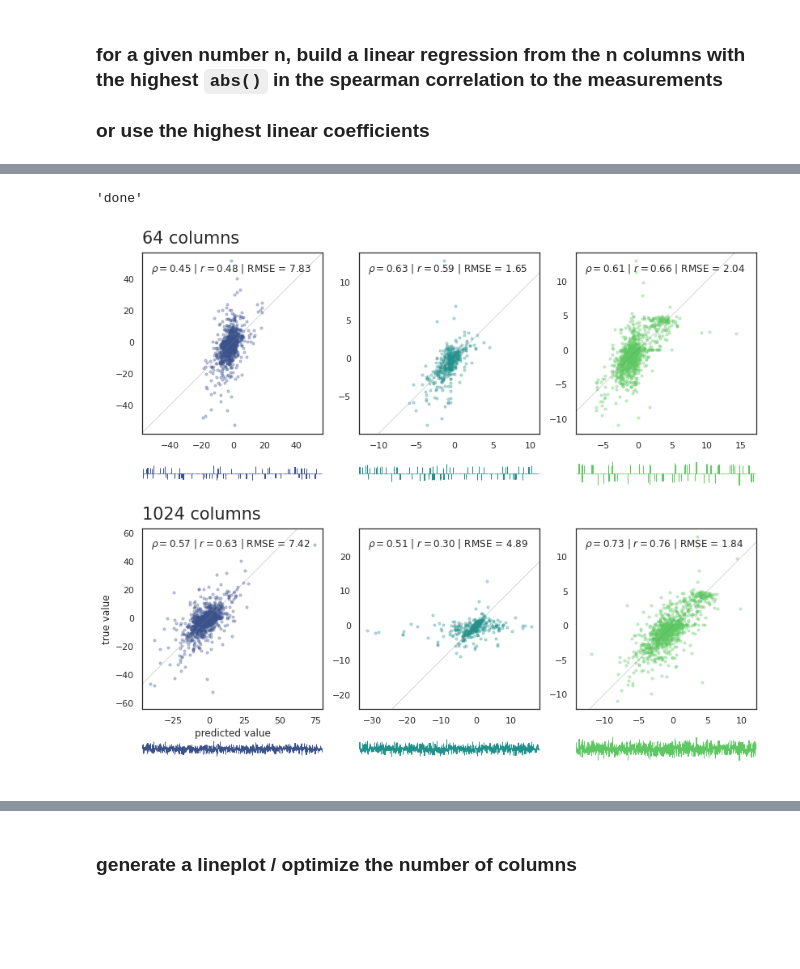
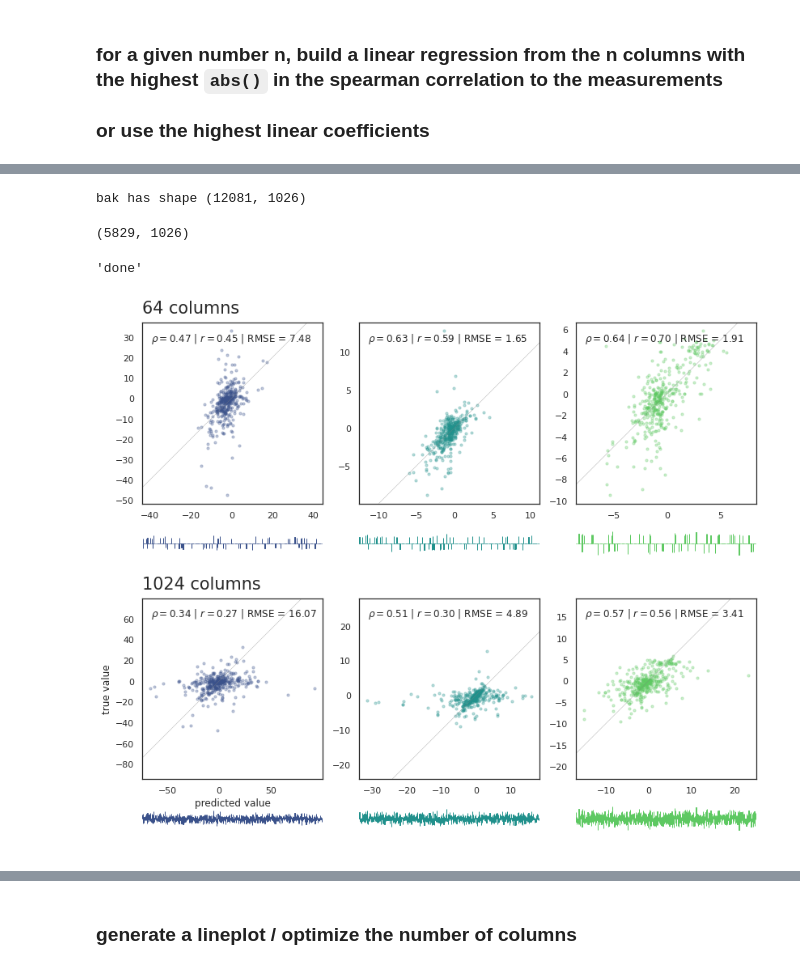
Before and after one commit to lkndl/mapra, a Jupyter notebook: mapra/7_simplify.ipynb, the cells around one changed output, grey strips where cells are left out. Drawn from its saved outputs; the diff is of its cells as text; code cells hidden in the pictures; blank space fills up the shorter version.

```diff
--- a/mapra/7_simplify.ipynb
+++ b/mapra/7_simplify.ipynb
@@ -38,7 +42,34 @@ loading from /home/quirin/PYTHON/mapra/pkl/h5_slice_0.pkl
+# %%
+npr_bak = npr.copy()
+rng = np.random.default_rng(12345)
+print(f'bak has shape {npr_bak.shape}')
+# %% [output]
+bak has shape (12081, 1026)
+# %%
+# size each dataset to soll_size
+soll_size = 1943
+rng = np.random.default_rng(12345)
+after = list()
+for i, delta in enumerate(delta_labels):
+    dnpr = npr_bak[npr_bak[:, 0] == i, :]
+    if dnpr.shape[0] == soll_size:
+        after.append(dnpr)
+        continue
+    elif dnpr.shape[0] < soll_size:
+        assert False
+    rng.shuffle(dnpr)
+    # again, 'cause we're havin' fun
+    rng.shuffle(dnpr)
+    dnpr = dnpr[range(soll_size), :]
+    after.append(dnpr)
+npr = np.vstack(after)
+npr.shape
+# %% [output]
+(5829, 1026)
 # %%
 # loop either over the test_size or the number of selected columns
 
-test_sizes = [.4, .2, 0]
+test_sizes = [.2, 0]
 column_numbers = [64, 1024]
 
 if True:
@@ -48,7 +79,7 @@ if True:
 else:
     desc = 'test size: %.1f'
     params = test_sizes
-    n_columns = 256
+    n_columns = 1024
 # %%
 store = dict()
 for row, param in enumerate(params):
@@ -122,32 +153,32 @@ for row, param in enumerate(params):
 
         ax.set(aspect=1, box_aspect=1)
         # ax.set(title=data.tex_lookup[delta] + [' [°C]', ' [kcal/mol]', ' [kcal/mol]'][i])
         ax.axline((0, 0), slope=1, lw=.5, color='.5', alpha=.6)
 
         # correlations
         sp, pval = scipy.stats.spearmanr(ar[:, 1:], axis=0)
         pcorr = np.corrcoef(ar[:, 1:], rowvar=False)[0, 1]
         rmse = mean_squared_error(ar[:, 2], ar[:, 1], squared=False)
         r2 = r2_score(ar[:, 2], ar[:, 1])
 
         # ax.text(.05, .7, data.tex_lookup[delta] + '\n'
         #         + r"$\rho = $" + f'{sp:.2f}, ' + r"$r = $" + f'{pcorr:.2f}\nRMSE = {rmse:.2f}\nr² = {r2:.2f}',
         #         transform=ax.transAxes)
         ax.text(.05, .9, ''  # data.tex_lookup[delta] + f' | {siz[0]} : {siz[1]}\n'
                 + r"$\rho = $" + f'{sp:.2f} | ' + r"$r = $" + f'{pcorr:.2f} | RMSE = {rmse:.2f}',
                 transform=ax.transAxes)
 
         # ax_cor.axvline(x=512, lw=.5, color='.5', alpha=.8)
         ax_cor.bar(list(range(1024)), [co if idx in cols else 0 for idx, co in enumerate(spearman_rhos[delta])],
                    edgecolor=cmap[i], alpha=1)
         ax_cor.set_xlim(-1, 1024)
         ax_cor.set_axis_off()
         ax_cor.set_ylim(-1, .5)
 
         axes[2 * row, 0].set_title(desc % param, loc='left', fontsize='xx-large', pad=12)
 
 # fig.subplots_adjust(bottom=0.002)
 axes[-2, 0].set(ylabel='true value', xlabel='predicted value')
-save(fig, f'linear_regr_{desc % param}.png')
+save(fig, f'linear_regr_{soll_size}_{desc % param}.png')
 # %% [output]
-[figure, old version]
+[figure, new version]
```
Also changed, not shown: parts of 22 cells of this notebook, 5 other files.
